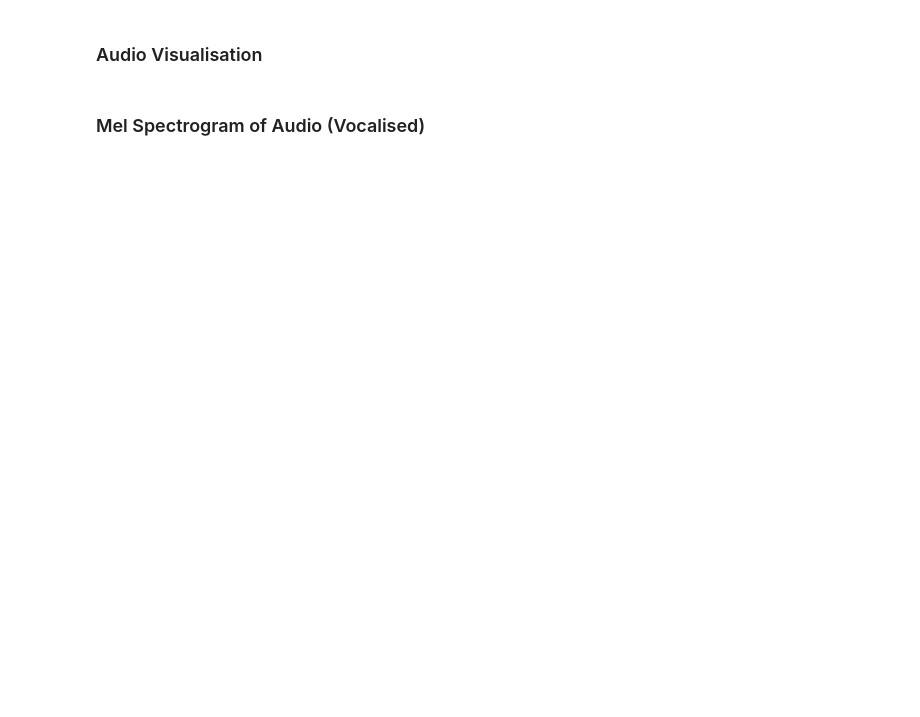
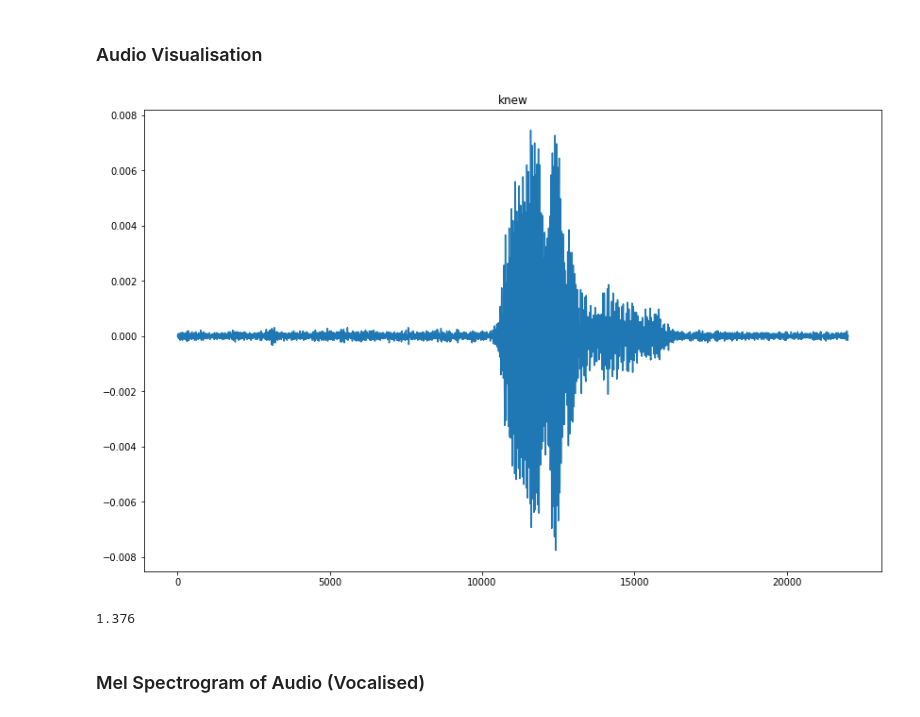
Before and after one commit to MiscellaneousStuff/kara-one-transduction, a Jupyter notebook: main.ipynb, the cells around one changed output. Saved outputs shown, nothing was run; the diff lists cells and outputs as text; code cells hidden in the pictures; blank space fills up the shorter version.

```diff
--- a/main.ipynb
+++ b/main.ipynb
@@ -77,9 +135,15 @@ target_channels
 # %% [markdown]
 ### Audio Visualisation
 # %%
-example = dataset[0]
-plt.plot(example["audio_raw"])
-len(example["audio_raw"]) / 16_000
+for i in range(1):
+    example = dataset[i]
+    plt.title(example["label"])
+    plt.plot(example["audio_raw"])
+    plt.show()
+    print(len(example["audio_raw"]) / 16_000)
+# %% [output]
+[figure, added]
+1.376
 # %% [markdown]
 ### Mel Spectrogram of Audio (Vocalised)
 # %%
```
Also changed, not shown: parts of 14 cells of this notebook, 1 other file.
